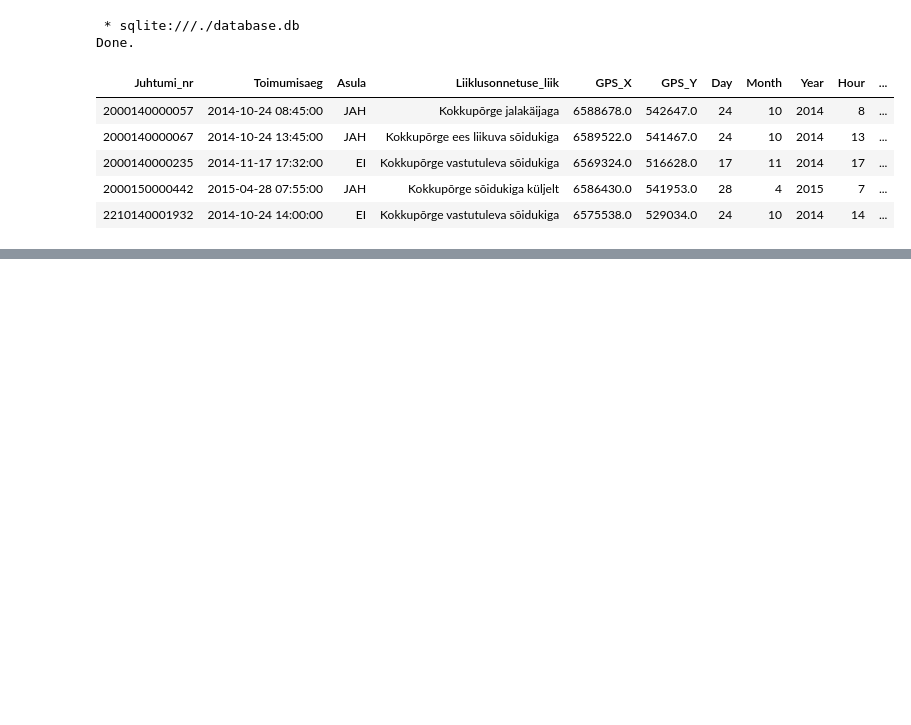
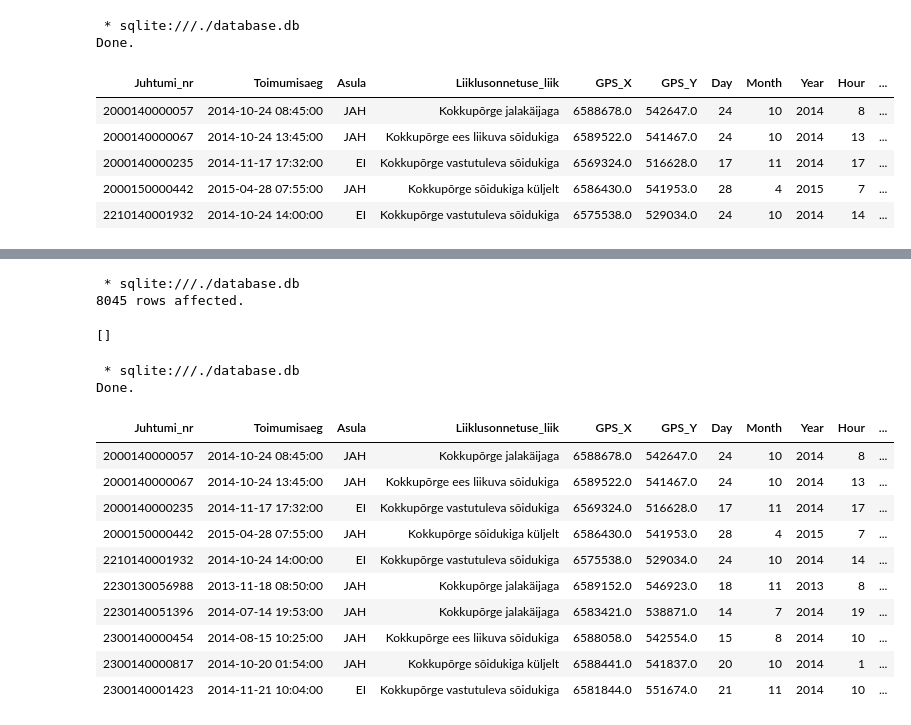
Before and after one commit to andreoja/andmetehnika_projekt, a Jupyter notebook: closest_traffic_feature.ipynb, the cells around one changed output, grey strips where cells are left out. Drawn from its saved outputs; the diff is of its cells as text; code cells hidden in the pictures; blank space fills up the shorter version.

```diff
--- a/closest_traffic_feature.ipynb
+++ b/closest_traffic_feature.ipynb
@@ -138,0 +152,26 @@ Done.
+# %%
+%%sql
+
+UPDATE liiklusonnetus
+   SET distance=(SELECT Kaugus FROM v_koord_kaugused WHERE liiklusonnetus.Juhtumi_nr=v_koord_kaugused.Juhtumi_nr);
+# %% [output]
+ * sqlite:///./database.db
+8045 rows affected.
+[]
+# %%
+%%sql
+SELECT * FROM liiklusonnetus LIMIT 10;
+# %% [output]
+ * sqlite:///./database.db
+Done.
+| Juhtumi_nr | Toimumisaeg | Asula | Liiklusonnetuse_liik | GPS_X | GPS_Y | Day | Month | Year | Hour | ... |
+| 2000140000057 | 2014-10-24 08:45:00 | JAH | Kokkupõrge jalakäijaga | 6588678.0 | 542647.0 | 24 | 10 | 2014 | 8 | ... |
+| 2000140000067 | 2014-10-24 13:45:00 | JAH | Kokkupõrge ees liikuva sõidukiga | 6589522.0 | 541467.0 | 24 | 10 | 2014 | 13 | ... |
+| 2000140000235 | 2014-11-17 17:32:00 | EI | Kokkupõrge vastutuleva sõidukiga | 6569324.0 | 516628.0 | 17 | 11 | 2014 | 17 | ... |
+| 2000150000442 | 2015-04-28 07:55:00 | JAH | Kokkupõrge sõidukiga küljelt | 6586430.0 | 541953.0 | 28 | 4 | 2015 | 7 | ... |
+| 2210140001932 | 2014-10-24 14:00:00 | EI | Kokkupõrge vastutuleva sõidukiga | 6575538.0 | 529034.0 | 24 | 10 | 2014 | 14 | ... |
+| 2230130056988 | 2013-11-18 08:50:00 | JAH | Kokkupõrge jalakäijaga | 6589152.0 | 546923.0 | 18 | 11 | 2013 | 8 | ... |
+| 2230140051396 | 2014-07-14 19:53:00 | JAH | Kokkupõrge jalakäijaga | 6583421.0 | 538871.0 | 14 | 7 | 2014 | 19 | ... |
+| 2300140000454 | 2014-08-15 10:25:00 | JAH | Kokkupõrge ees liikuva sõidukiga | 6588058.0 | 542554.0 | 15 | 8 | 2014 | 10 | ... |
+| 2300140000817 | 2014-10-20 01:54:00 | JAH | Kokkupõrge sõidukiga küljelt | 6588441.0 | 541837.0 | 20 | 10 | 2014 | 1 | ... |
+| 2300140001423 | 2014-11-21 10:04:00 | EI | Kokkupõrge vastutuleva sõidukiga | 6581844.0 | 551674.0 | 21 | 11 | 2014 | 10 | ... |
```
Also changed, not shown: parts of 7 cells of this notebook, 1 other file.
